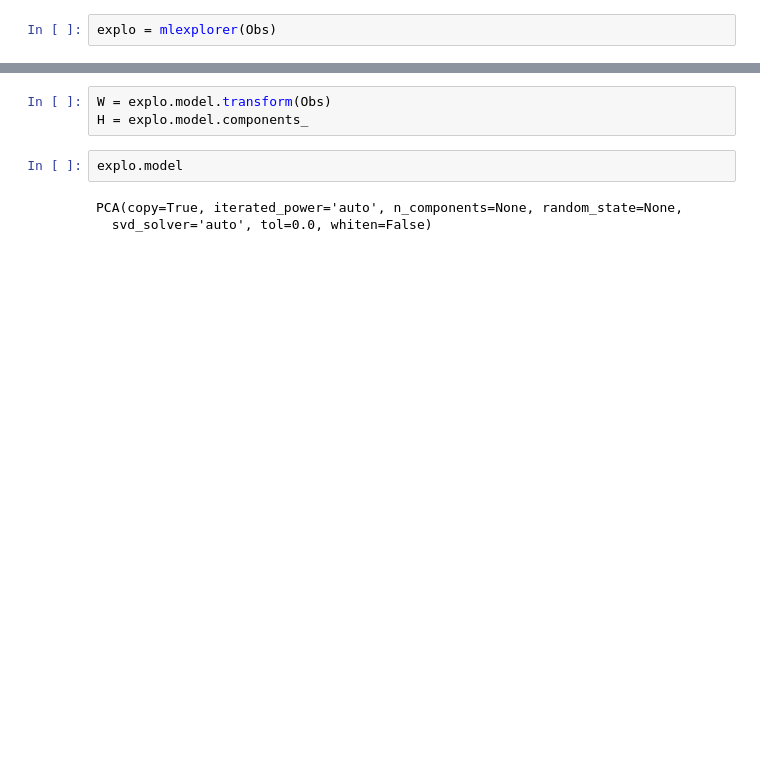
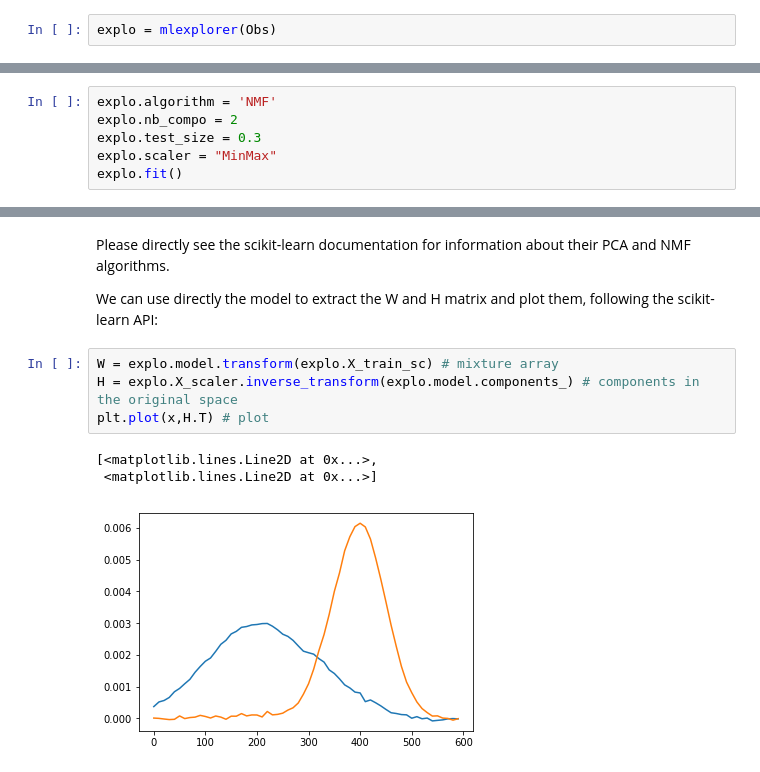
Before and after one commit to charlesll/rampy, a Jupyter notebook: examples/Machine Learning Exploration.ipynb, the cells around one changed output, grey strips where cells are left out. Cells and saved outputs as stored; diff of their text form; blank space fills up the shorter version.

```diff
--- a/examples/Machine Learning Exploration.ipynb
+++ b/examples/Machine Learning Exploration.ipynb
@@ -208,0 +207,6 @@ explo.fit()
+# %%
+explo.algorithm = 'NMF'
+explo.nb_compo = 2
+explo.test_size = 0.3
+explo.scaler = "MinMax"
+explo.fit()
@@ -209,8 +235,12 @@ explo.fit()
+# %% [markdown]
+Please directly see the scikit-learn documentation for information about their PCA and NMF algorithms.
+
+We can use directly the model to extract the W and H matrix and plot them, following the scikit-learn API:
 # %%
-W = explo.model.transform(Obs)
-H = explo.model.components_
+W = explo.model.transform(explo.X_train_sc) # mixture array
+H = explo.X_scaler.inverse_transform(explo.model.components_) # components in the original space
+plt.plot(x,H.T) # plot
+# %% [output]
+[<matplotlib.lines.Line2D at 0x...>,
+ <matplotlib.lines.Line2D at 0x...>]
+[figure, added]
-# %%
-explo.model
-# %% [output]
-PCA(copy=True, iterated_power='auto', n_components=None, random_state=None,
-  svd_solver='auto', tol=0.0, whiten=False)
```
Also changed, not shown: parts of 13 cells of this notebook.
